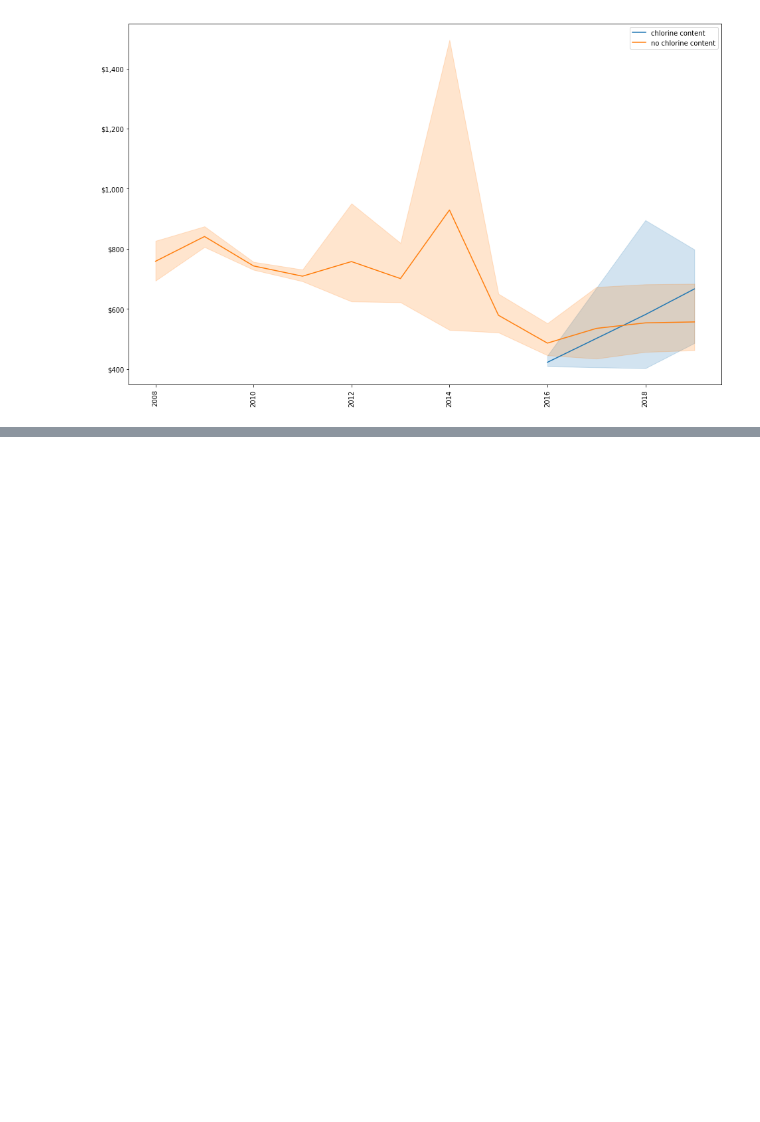
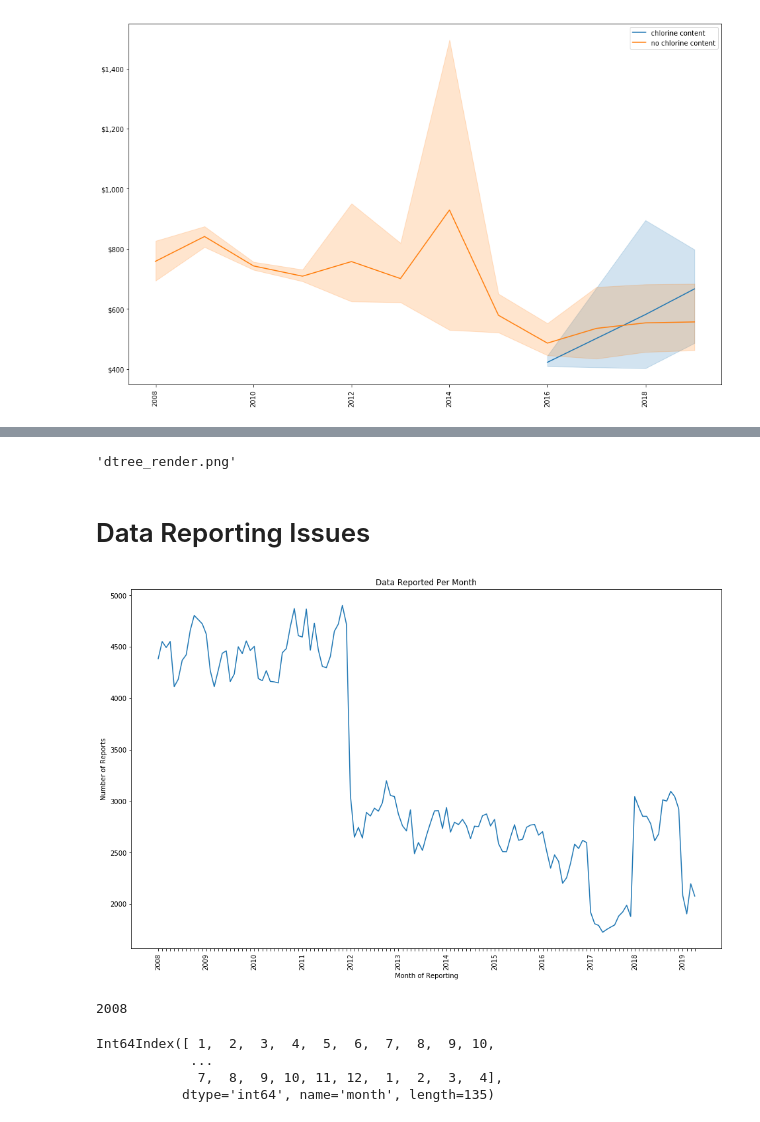
Before and after one commit to ortsed/eia-fuel-costs, a Jupyter notebook: 7-Analysis-and-Viz.ipynb, the cells around one changed output, grey strips where cells are left out. Cells and saved outputs as stored; diff of their text form; code cells hidden in the pictures; blank space fills up the shorter version.

```diff
--- a/7-Analysis-and-Viz.ipynb
+++ b/7-Analysis-and-Viz.ipynb
@@ -334,0 +415,5 @@ blah = a1.set_yticklabels(yticks)
+# %%
+graph.format = 'png'
+graph.render('dtree_render',view=True)
+# %% [output]
+'dtree_render.png'
@@ -334,0 +430,34 @@ blah = a1.set_yticklabels(yticks)
+# %% [markdown]
+# Data Reporting Issues
+# %%
+cts = df.groupby(["year","month"]).count().sort_values(["year", "month"])
+# %%
+fig = plt.figure(figsize=(16,10))
+plt.xticks(rotation=90)
+a1 = sns.lineplot(cts.year_month, cts.fuel_cost)
+
+labels = list(cts.index)
+
+for i,label in enumerate(labels):
+    if not int(label[1]) == 1:
+        labels[i] = ""
+    else:
+        labels[i] = label[0]
+
+plt.title("Data Reported Per Month")
+plt.ylabel("Number of Reports")
+plt.xlabel("Month of Reporting")
+blah = a1.set_xticklabels(labels)
+# %% [output]
+[figure, added]
+# %%
+np.array(cts.index.get_level_values(0))[0]
+# %% [output]
+2008
+# %%
+cts.index.get_level_values(1)
+# %% [output]
+Int64Index([ 1,  2,  3,  4,  5,  6,  7,  8,  9, 10,
+            ...
+             7,  8,  9, 10, 11, 12,  1,  2,  3,  4],
+           dtype='int64', name='month', length=135)
```
Also changed, not shown: parts of 25 cells of this notebook, 10 other files.
